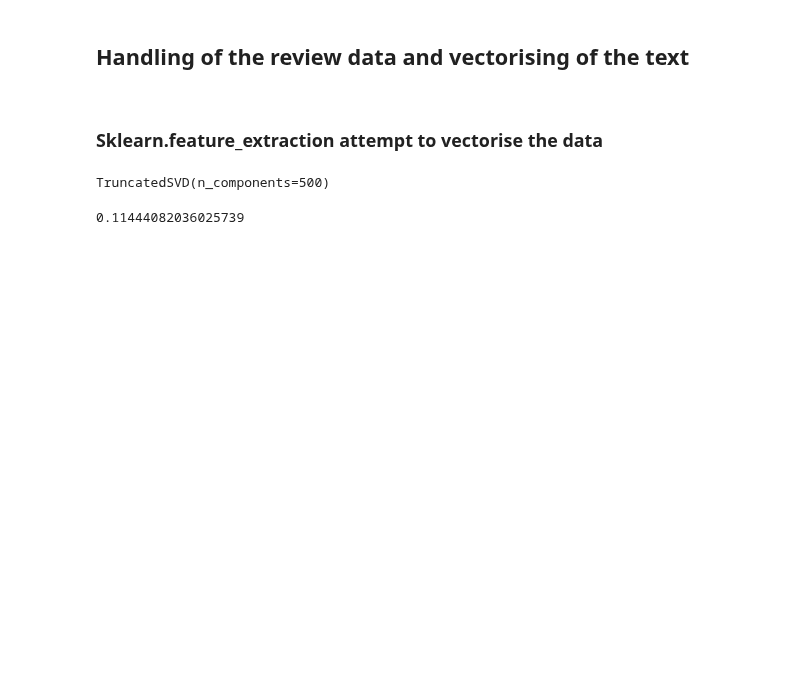
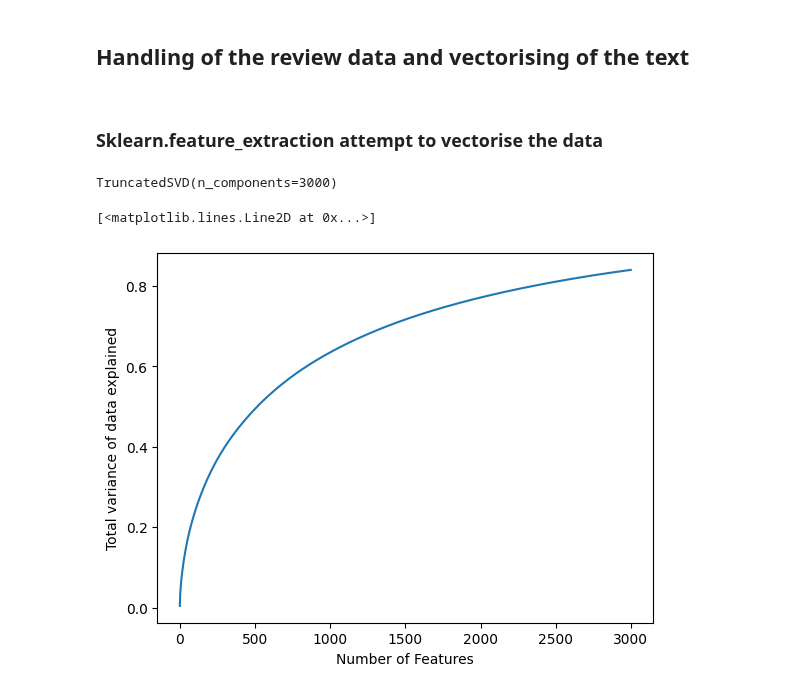
Before and after one commit to Jrh220700/maps_review, a Jupyter notebook: code/review_vectorising.ipynb, the cells around one changed output. Saved outputs shown, nothing was run; the diff lists cells and outputs as text; code cells hidden in the pictures; blank space fills up the shorter version.

Commit message:
made changes to the keywords to test that the code is working the way it is intended and also added the ability to plot the cumulative variance

```diff
--- a/code/review_vectorising.ipynb
+++ b/code/review_vectorising.ipynb
@@ -31,16 +31,23 @@ from sklearn.feature_extraction.text import TfidfVectorizer
 from sklearn.decomposition import TruncatedSVD
 import pickle
 # %%
-vectoriser = TfidfVectorizer(ngram_range=(1,3))
+vectoriser = TfidfVectorizer(ngram_range=(1,1))
 tfidf_data = vectoriser.fit_transform(full_data["lemmatized review"])
 features = vectoriser.get_feature_names_out()
 # %%
-svd = TruncatedSVD(n_components=500)
+svd = TruncatedSVD(n_components=3000)
 svd.fit(tfidf_data)
 # %% [output]
-TruncatedSVD(n_components=500)
+TruncatedSVD(n_components=3000)
 # %%
 svdtfifdf_data = svd.transform(tfidf_data)
-svd.explained_variance_ratio_.sum()
-# %% [output]
-0.11444082036025739
+# %%
+variance = svd.explained_variance_ratio_
+# %%
+x = variance.cumsum()
+plt.ylabel("Total variance of data explained")
+plt.xlabel("Number of Features")
+plt.plot(x)
+# %% [output]
+[<matplotlib.lines.Line2D at 0x...>]
+[figure, added]
```
Also changed, not shown: parts of 2 cells of this notebook, 1 other file.
